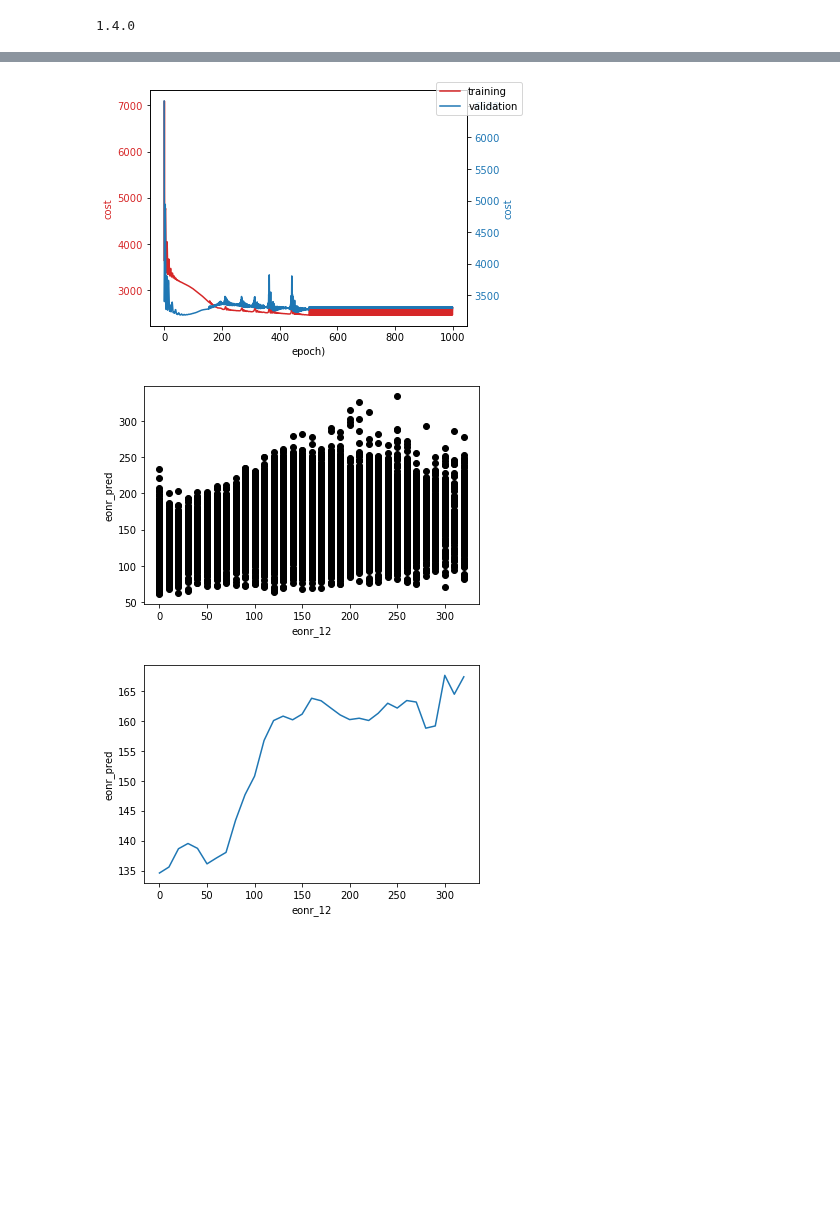
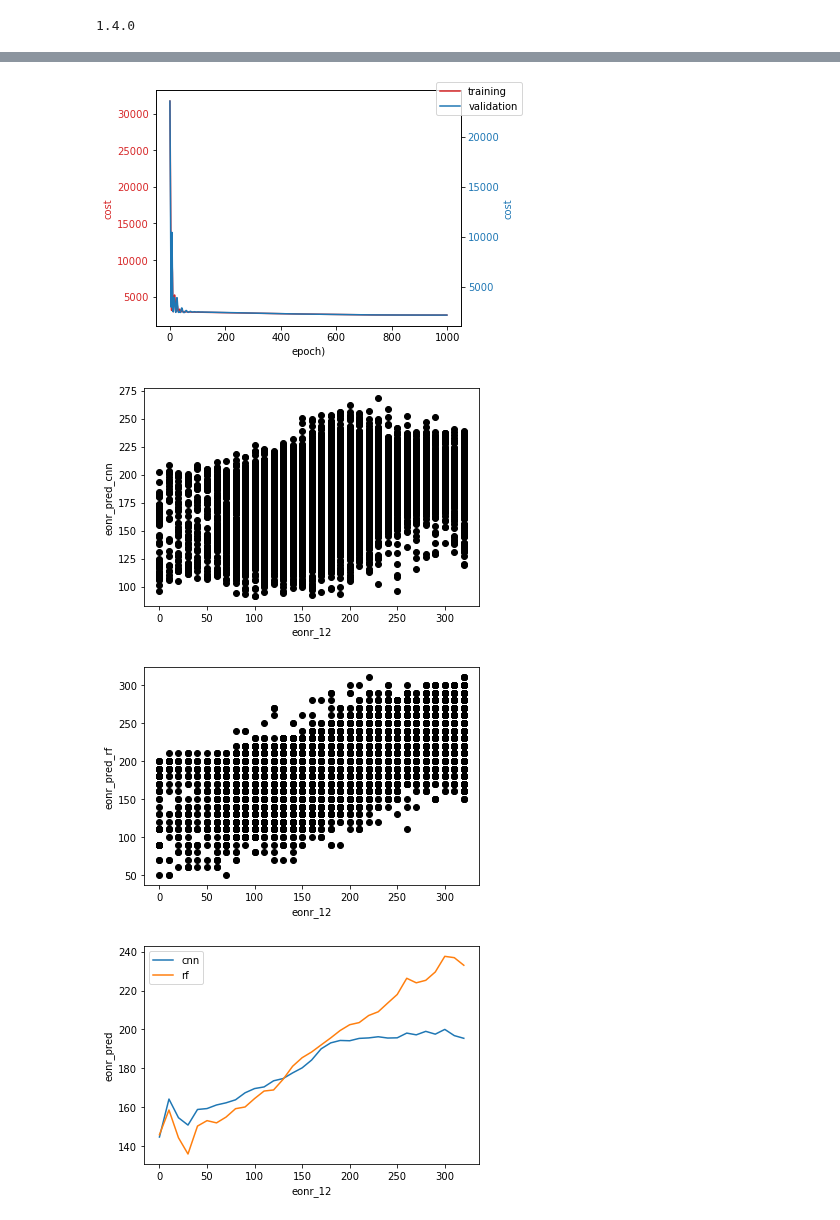
Before and after one commit to germanmandrini/n_policy, a Jupyter notebook: Codes/3c_cnn_sep3.ipynb, the cells around one changed output, grey strips where cells are left out. Cells and saved outputs as stored; diff of their text form; code cells hidden in the pictures; blank space fills up the shorter version.

```diff
--- a/Codes/3c_cnn_sep3.ipynb
+++ b/Codes/3c_cnn_sep3.ipynb
@@ -60,9 +60,9 @@ class Net(nn.Module):
     # Constructor
     def __init__(self, cols, p=0):
         super(Net, self).__init__()
-        self.drop = nn.Dropout(p=p)
-        self.hidden1 = torch.nn.Linear(cols, 10)   # hidden layer
-        self.hidden2 = torch.nn.Linear(10, 5)   # hidden layer
+        #self.drop = nn.Dropout(p=p)
+        self.hidden1 = torch.nn.Linear(cols, 30)   # hidden layer
+        self.hidden2 = torch.nn.Linear(30, 5)   # hidden layer
         self.hidden3 = torch.nn.Linear(5, 5)   # hidden layer
         self.hidden4 = torch.nn.Linear(5, 5)   # hidden layer
         self.predict = torch.nn.Linear(5, 1)   # output layer
@@ -75,7 +75,7 @@ class Net(nn.Module):
         x = self.predict(x)             # linear output
         return x
 cols = len(pred_vars)
-model = Net(cols, p=0.5)
+model = Net(cols, p=0.1)
 # Set the model to training mode
 
 model.train()
@@ -193,13 +191,17 @@ def train(data_set, validation_set, model,criterion, optimizer, learning_rate, e
 # %%
 # Create our model
+model = Net(cols)
+model.train()
 
 torch.manual_seed(0)
 learning_rate = 0.01
-criterion = torch.nn.MSELoss(reduction='mean')  # this is for regression mean squared loss # this is for regression mean squared loss
+criterion = torch.nn.MSELoss(reduction='mean')  # this is for regression mean squared loss
+# criterion = torch.nn.L1Loss() # this is for regression mean absolute loss
+
 optimizer=torch.optim.Adam(model.parameters(), lr=learning_rate)
 
-# train_loader=DataLoader(dataset=data_set,batch_size=32)
-# train_mini_batches(data_set, train_loader, validation_set, model,criterion, optimizer, epochs=1000)
-train(data_set, validation_set, model,criterion, optimizer, learning_rate, epochs=1000)
+# train_loader=DataLoader(dataset=data_set,batch_size=32, shuffle=True)
+# train_mini_batches(data_set, train_loader, validation_set, model,criterion, optimizer, epochs=100, plot_epoch = True)
+train(data_set, validation_set, model,criterion, optimizer, learning_rate, epochs=1000, plot_epoch = True)
 # %% [output]
-[figure, old version]
+[figure, new version]
@@ -213,30 +208,39 @@ print(y, model(x))
 # %%
 #Make predictions with returned model
 prediction_set_aggregated_df = pyreadr.read_r("/home/germanm2/n_policy_box/Data/files_rds/prediction_set_aggregated_dt.rds")[None] # also works for RData
 
 X = Variable(torch.FloatTensor(prediction_set_aggregated_df[pred_vars].values))
 model.eval()
 y_pred = model(X) #This outputs the value for regression
 y_pred=y_pred.data[:,0].numpy()
 
 prediction_set_aggregated_df['eonr_pred'] = y_pred
 
 
 plt.figure()
 plt.plot(prediction_set_aggregated_df['eonr_12'], prediction_set_aggregated_df['eonr_pred'], 'o', color='black')
 plt.xlabel('eonr_12')
-plt.ylabel('eonr_pred')
+plt.ylabel('eonr_pred_cnn')
 plt.show()
 
-plot_df = prediction_set_aggregated_df.groupby('eonr_12', as_index=False)['eonr_pred'].mean()
 plt.figure()
-plt.plot(plot_df['eonr_12'], plot_df['eonr_pred'])
+plt.plot(prediction_set_aggregated_df['eonr_12'], prediction_set_aggregated_df['eonr_pred_rf'], 'o', color='black')
+plt.xlabel('eonr_12')
+plt.ylabel('eonr_pred_rf')
+plt.show()
+
+plot_df = prediction_set_aggregated_df.groupby('eonr_12', as_index=False)['eonr_pred','eonr_pred_rf'].mean()
+plt.figure()
+plt.plot(plot_df['eonr_12'], plot_df['eonr_pred'], label='cnn')
+plt.plot(plot_df['eonr_12'], plot_df['eonr_pred_rf'], label='rf')
 plt.xlabel('eonr_12')
 plt.ylabel('eonr_pred')
+plt.legend()
 plt.show()
 # %% [output]
-[figure, old version]
+[figure, new version]
-[figure, old version]
+[figure, new version]
+[figure, added]
 # %%
 from sklearn.metrics import mean_squared_error
 
```
Also changed, not shown: parts of 18 cells of this notebook, 9 other files.
